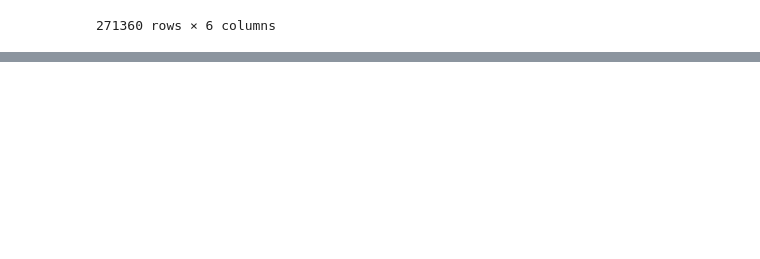
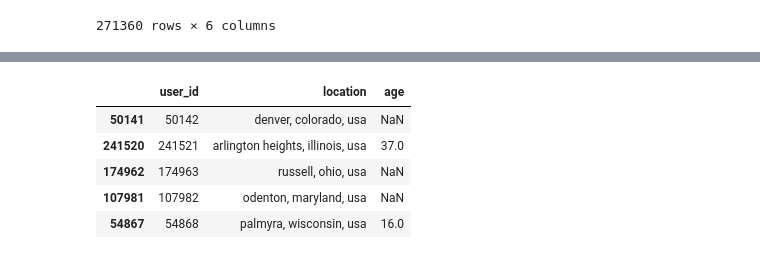
Before and after one commit to Chothani01/End-to-End-Book-Recommendation-System, a Jupyter notebook: notebook/research.ipynb, the cells around one changed output, grey strips where cells are left out. Saved outputs shown, nothing was run; the diff lists cells and outputs as text; code cells hidden in the pictures; blank space fills up the shorter version.

```diff
--- a/notebook/research.ipynb
+++ b/notebook/research.ipynb
@@ -78,0 +104,15 @@ books.sample(5)
+# %%
+users.rename(columns={
+    "User-ID":"user_id",
+    "Location":"location",
+    "Age":"age"
+}, inplace=True)
+# %%
+users.sample(5)
+# %% [output]
+|  | user_id | location | age |
+| 50141 | 50142 | denver, colorado, usa | NaN |
+| 241520 | 241521 | arlington heights, illinois, usa | 37.0 |
+| 174962 | 174963 | russell, ohio, usa | NaN |
+| 107981 | 107982 | odenton, maryland, usa | NaN |
+| 54867 | 54868 | palmyra, wisconsin, usa | 16.0 |
```
Also changed, not shown: parts of 9 cells of this notebook.
